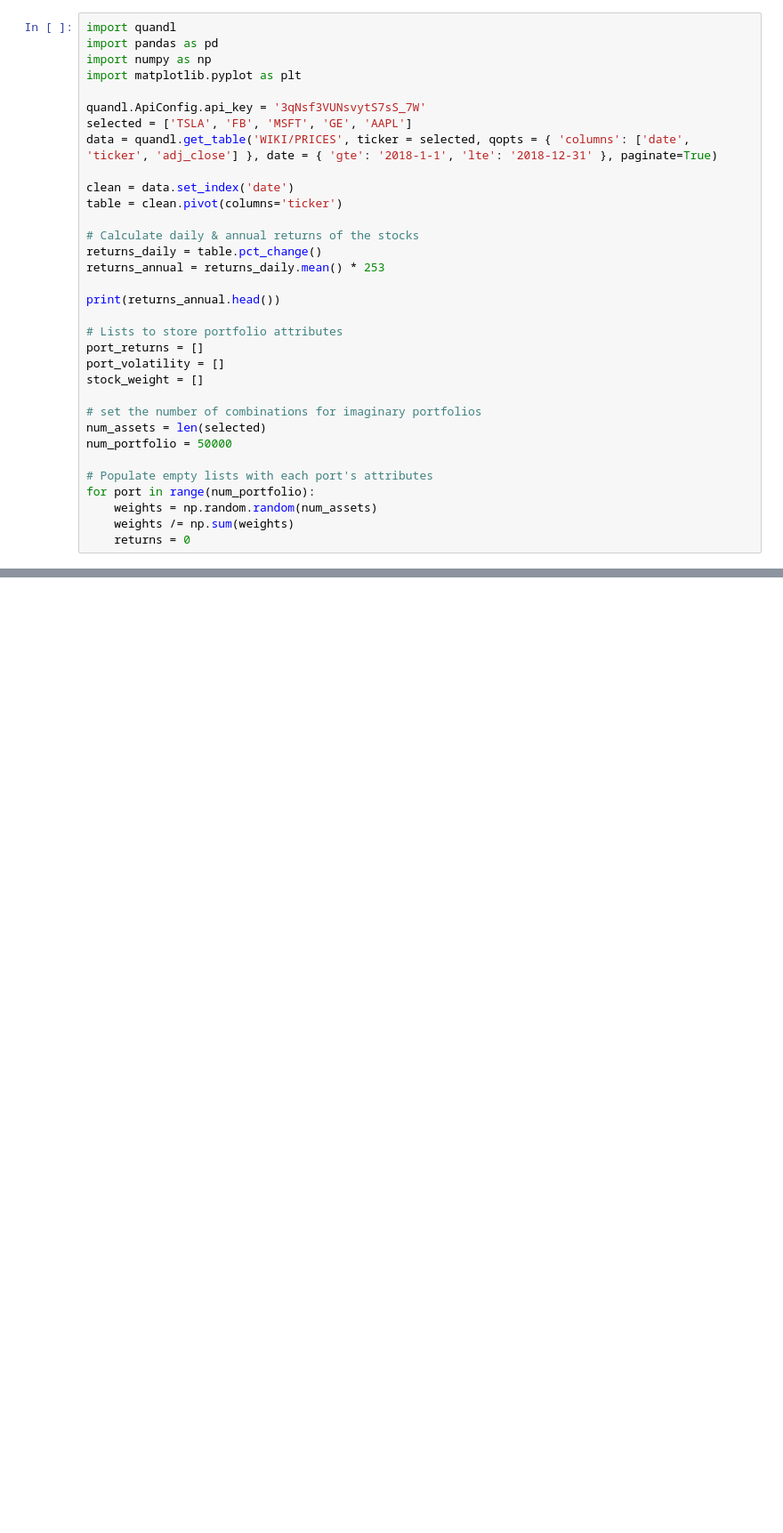
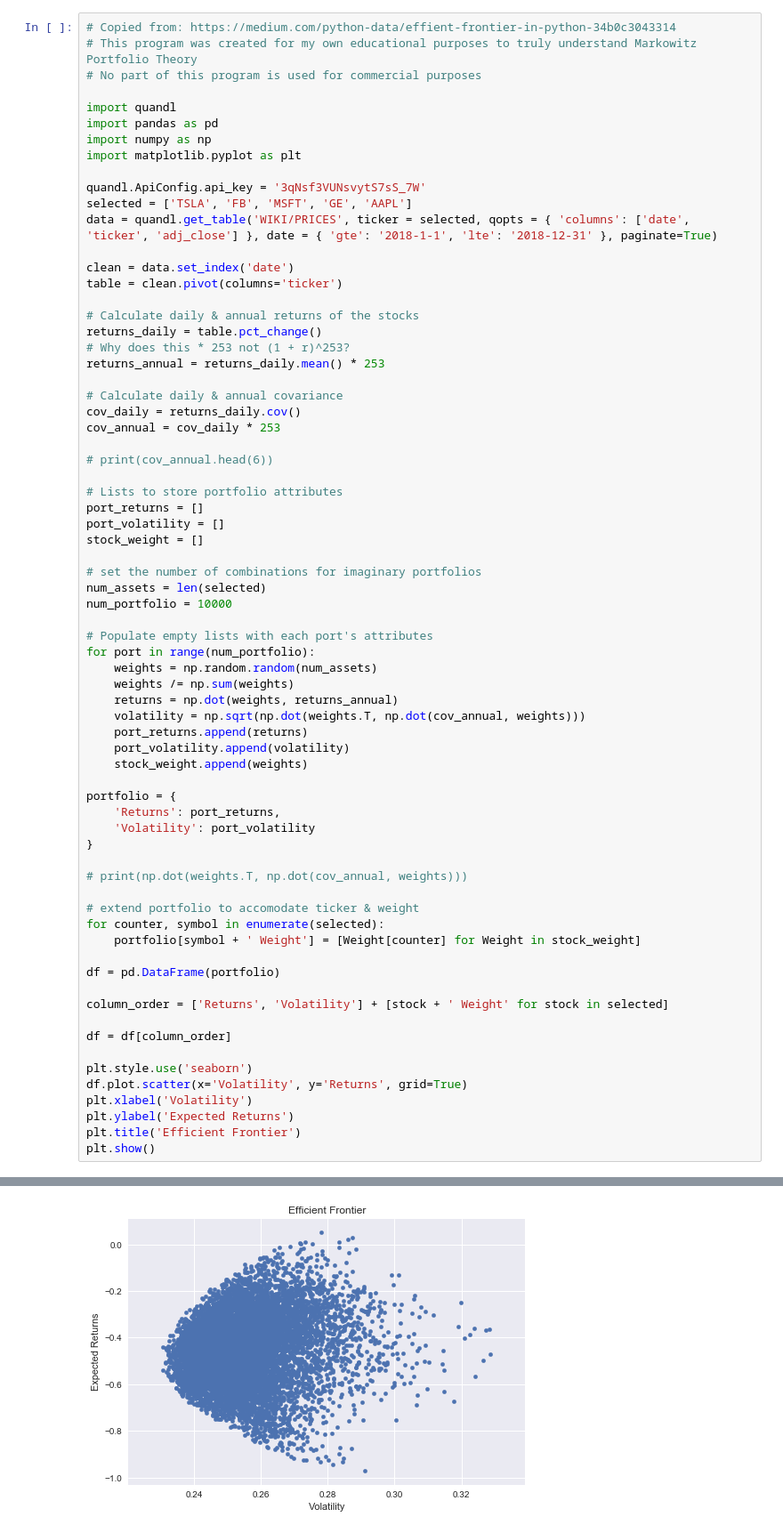
Before and after one commit to andrewhwanpark/efficient-portfolio, a Jupyter notebook: effport.ipynb, the cells around one changed output, grey strips where cells are left out. Shown: that part at 89% size. Cells and saved outputs as stored; diff of their text form; blank space fills up the shorter version.

Commit message:
Completed Visualization of Markowitz Portfolios

```diff
--- a/effport.ipynb
+++ b/effport.ipynb
@@ -1,4 +1,8 @@
 # %%
+# Copied from: https://medium.com/python-data/effient-frontier-in-python-34b0c3043314
+# This program was created for my own educational purposes to truly understand Markowitz Portfolio Theory
+# No part of this program is used for commercial purposes
+
 import quandl
 import pandas as pd
 import numpy as np
@@ -13,9 +17,14 @@ table = clean.pivot(columns='ticker')
 
 # Calculate daily & annual returns of the stocks
 returns_daily = table.pct_change()
+# Why does this * 253 not (1 + r)^253?
 returns_annual = returns_daily.mean() * 253
 
-print(returns_annual.head())
+# Calculate daily & annual covariance
+cov_daily = returns_daily.cov()
+cov_annual = cov_daily * 253
+
+# print(cov_annual.head(6))
 
 # Lists to store portfolio attributes
 port_returns = []
@@ -24,11 +33,39 @@ stock_weight = []
 
 # set the number of combinations for imaginary portfolios
 num_assets = len(selected)
-num_portfolio = 50000
+num_portfolio = 10000
 
 # Populate empty lists with each port's attributes
 for port in range(num_portfolio):
     weights = np.random.random(num_assets)
     weights /= np.sum(weights)
-    returns = 0
+    returns = np.dot(weights, returns_annual)
+    volatility = np.sqrt(np.dot(weights.T, np.dot(cov_annual, weights)))
+    port_returns.append(returns)
+    port_volatility.append(volatility)
+    stock_weight.append(weights)
+
+portfolio = {
+    'Returns': port_returns,
+    'Volatility': port_volatility
+}
+
+# print(np.dot(weights.T, np.dot(cov_annual, weights)))
+
+# extend portfolio to accomodate ticker & weight
+for counter, symbol in enumerate(selected):
+    portfolio[symbol + ' Weight'] = [Weight[counter] for Weight in stock_weight]
+
+df = pd.DataFrame(portfolio)
+
+column_order = ['Returns', 'Volatility'] + [stock + ' Weight' for stock in selected]
+
+df = df[column_order]
+
+plt.style.use('seaborn')
+df.plot.scatter(x='Volatility', y='Returns', grid=True)
+plt.xlabel('Volatility')
+plt.ylabel('Expected Returns')
+plt.title('Efficient Frontier')
+plt.show()
 # %% [output]
@@ -41,0 +72 @@ dtype: float64
+[figure, added]
```
Also changed, not shown: parts of 1 cell of this notebook.
